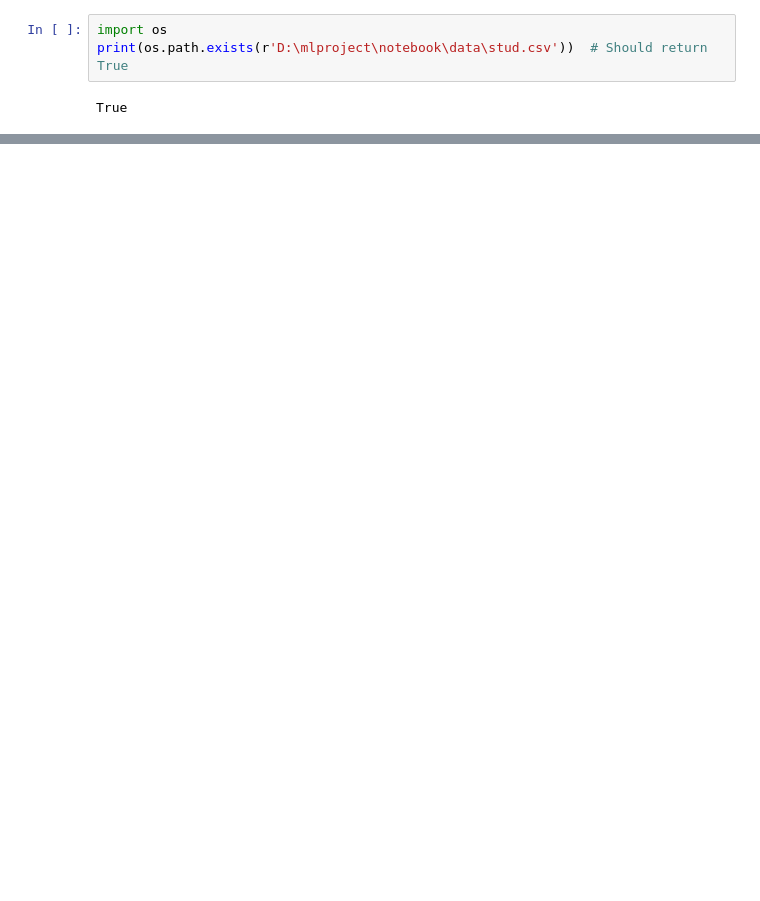
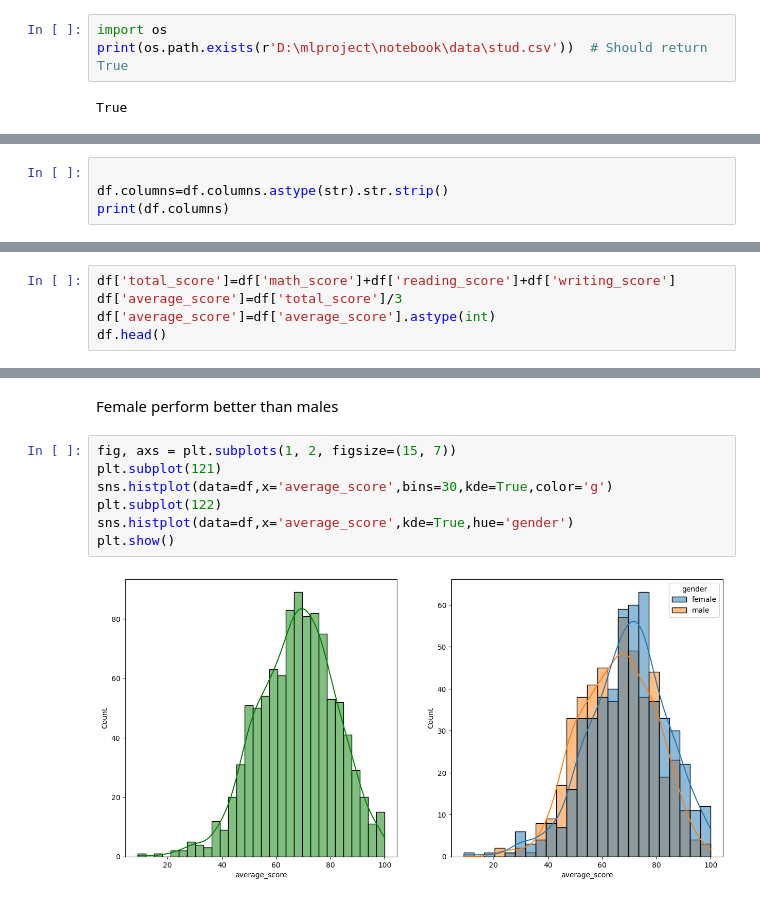
Before and after one commit to Shahbaz78669/Machine-Learning-project, a Jupyter notebook: notebook/data/EDA STUDENT PERFORMANCE.ipynb, the cells around one changed output, grey strips where cells are left out. Cells and saved outputs as stored; diff of their text form; blank space fills up the shorter version.

Commit message:
Data Transformation done

```diff
--- a/notebook/data/EDA STUDENT PERFORMANCE.ipynb
+++ b/notebook/data/EDA STUDENT PERFORMANCE.ipynb
@@ -24,0 +36,4 @@ df.head()
+# %%
+
+df.columns=df.columns.astype(str).str.strip()
+print(df.columns)
@@ -24,0 +98,5 @@ df.head()
+# %%
+df['total_score']=df['math_score']+df['reading_score']+df['writing_score']
+df['average_score']=df['total_score']/3
+df['average_score']=df['average_score'].astype(int)
+df.head()
@@ -24,0 +194,11 @@ df.head()
+# %% [markdown]
+Female perform better than males
+# %%
+fig, axs = plt.subplots(1, 2, figsize=(15, 7))
+plt.subplot(121)
+sns.histplot(data=df,x='average_score',bins=30,kde=True,color='g')
+plt.subplot(122)
+sns.histplot(data=df,x='average_score',kde=True,hue='gender')
+plt.show()
+# %% [output]
+[figure, added]
```
Also changed, not shown: parts of 29 cells of this notebook, 9 other files.
